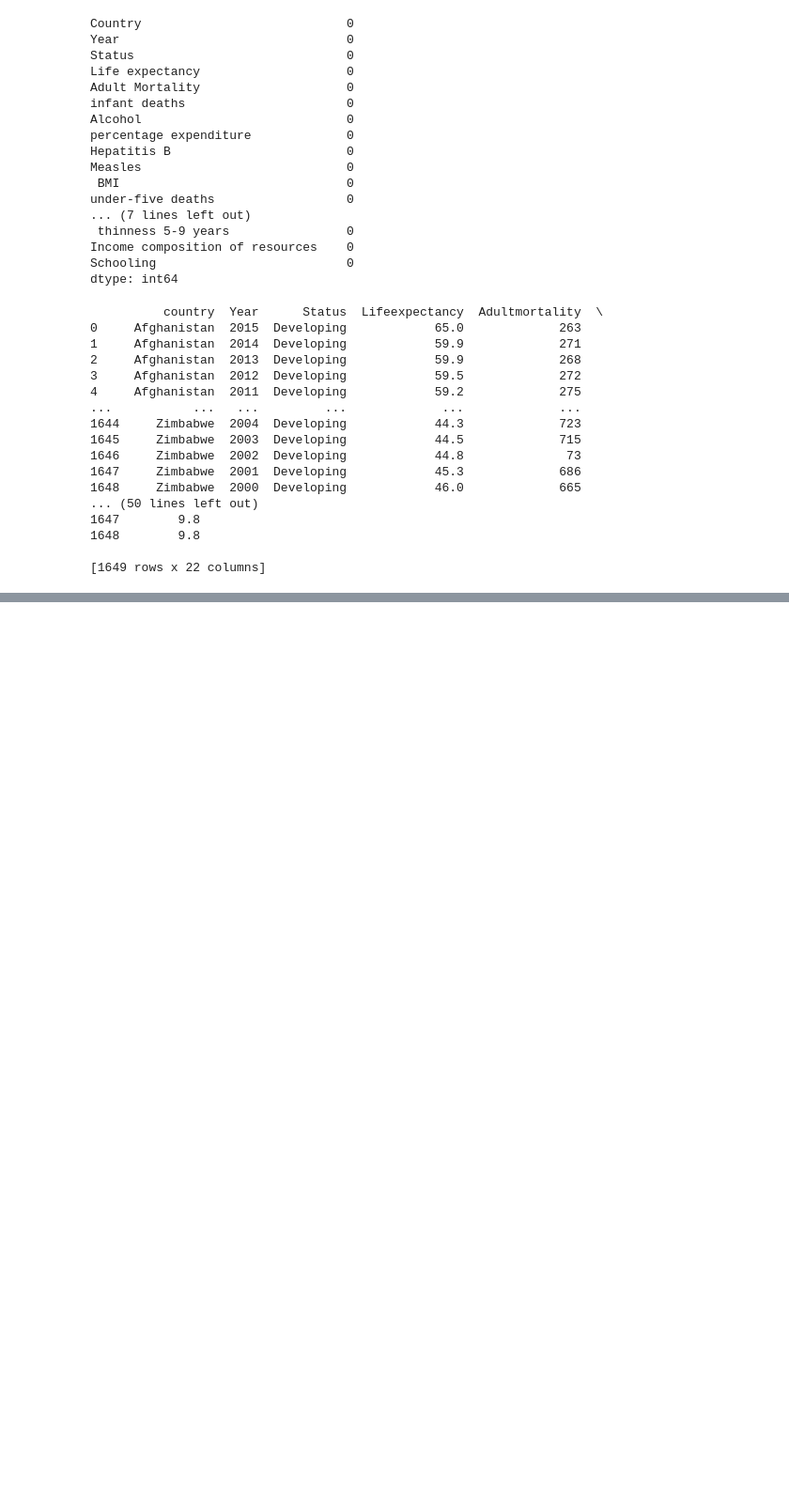
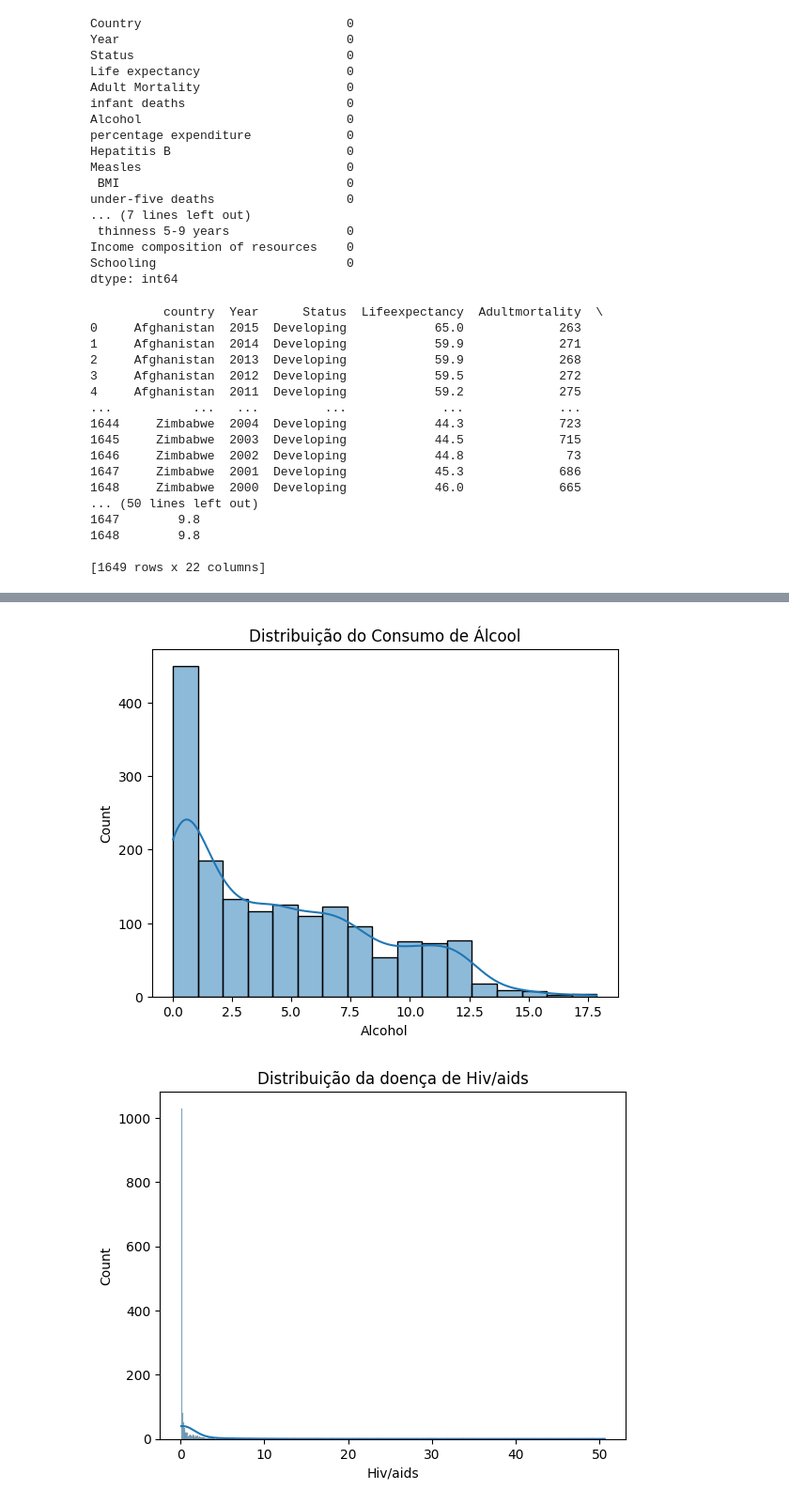
Before and after one commit to altonFreitas/Metodos_Tecnicas_Analise_Dados, a Jupyter notebook: aed.ipynb, the cells around one changed output, grey strips where cells are left out. Shown at 94% size. Saved outputs shown, nothing was run; the diff lists cells and outputs as text; code cells hidden in the pictures; blank space fills up the shorter version.

Commit message:
Criar codigo para Análise Exploratório de dados

```diff
--- a/aed.ipynb
+++ b/aed.ipynb
@@ -107,7 +112,7 @@ print (df)
 
 [1649 rows x 22 columns]
 # %%
-filtrarDados = df[(df["Year"] >= 2000) & (df["Year"] <= 2015)][["Year","country", "Population", "Alcohol","Hiv/aids", "Hepatitisb", "Lifeexpectancy", "Adultmortality"]]
+filtrarDados = df[(df["Year"] >= 2000) & (df["Year"] <= 2015)][["Year", "Population", "Alcohol","Hiv/aids", "Hepatitisb","Measles", "Lifeexpectancy", "Adultmortality"]]
 filtrarDados = filtrarDados.sort_values(by="Year", ascending=False)
 print (filtrarDados)
 
@@ -136,0 +205,27 @@ Consumo de álcool: 13.63
+# %%
+sns.histplot(filtrarDados['Alcohol'], kde=True)
+plt.title('Distribuição do Consumo de Álcool')
+plt.show()
+
+sns.histplot(filtrarDados['Hiv/aids'], kde=True)
+plt.title('Distribuição da doença de Hiv/aids')
+plt.show()
+
+sns.histplot(filtrarDados['Hepatitisb'], kde=True)
+plt.title('Distribuição da doença de Hepatitis B')
+plt.show()
+
+sns.histplot(filtrarDados['Measles'], kde=True)
+plt.title('Distribuição da doença de Measles')
+plt.show()
+
+sns.histplot(filtrarDados['Lifeexpectancy'], kde=True)
+plt.title('Distribuição da Expectativa de Vida')
+plt.show()
+
+sns.histplot(filtrarDados['Adultmortality'], kde=True)
+plt.title('Distribuição da Mortalidade Adulta')
+plt.show()
+# %% [output]
+[figure, added]
+[figure, added]
```
Also changed, not shown: parts of 13 cells of this notebook.
